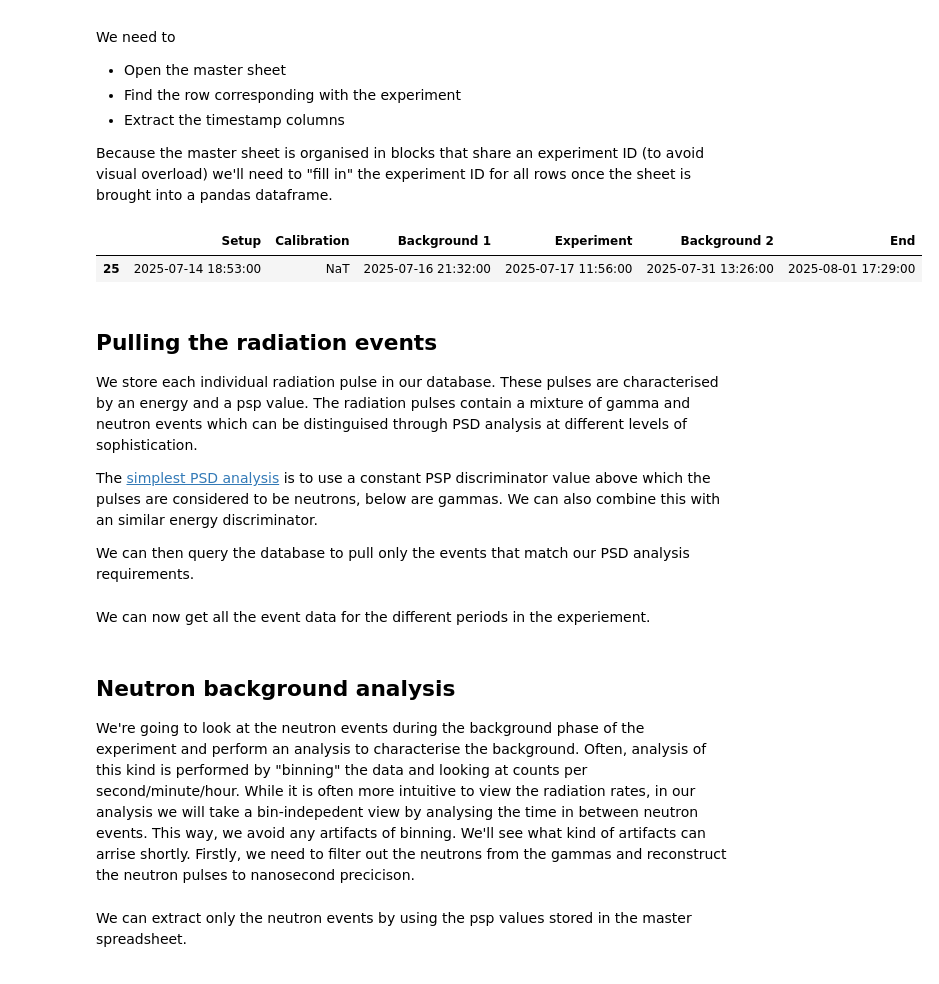
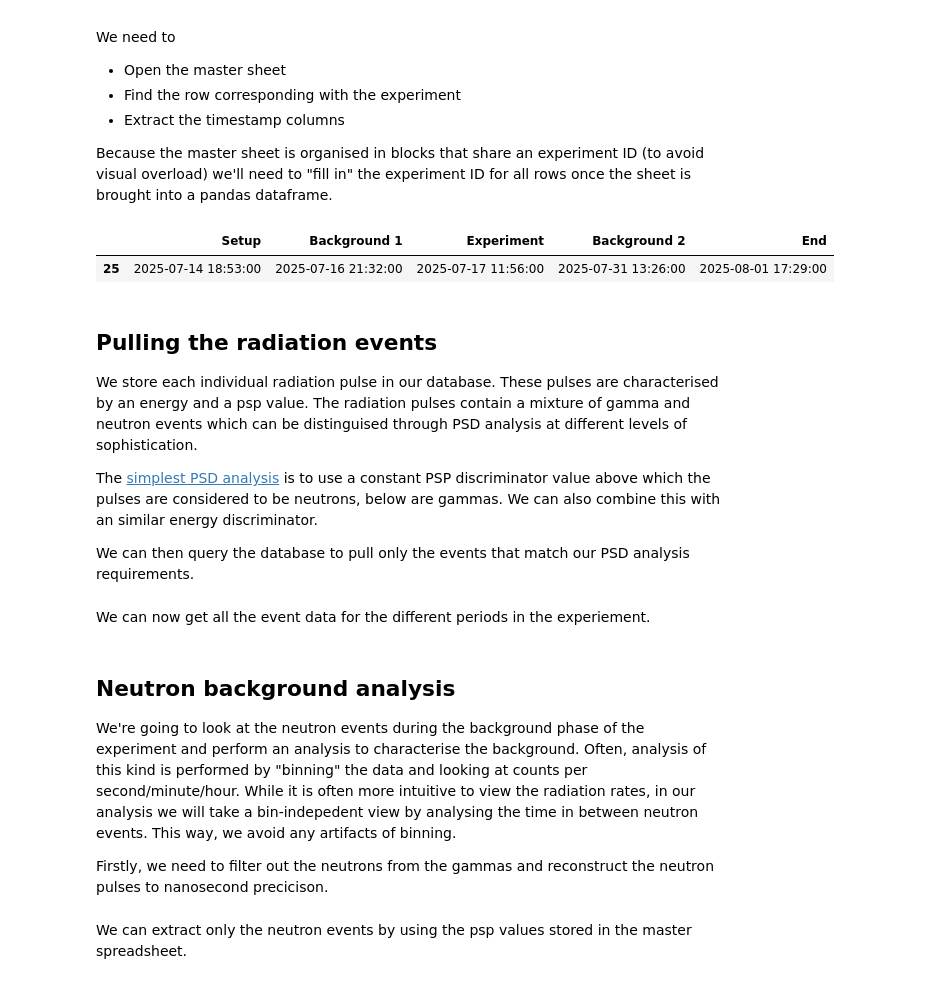
Before and after one commit to project-ida/arpa-e-experiments, a Jupyter notebook: analysis/mastromatteo-03/mastromatteo-03-radiation-pulse-analysis.ipynb, the cells around one changed output. Drawn from its saved outputs; the diff is of its cells as text; code cells hidden in the pictures.

Commit message:
Updates to mastromatteo-03-radiation-pulse-analysis

```diff
--- a/analysis/mastromatteo-03/mastromatteo-03-radiation-pulse-analysis.ipynb
+++ b/analysis/mastromatteo-03/mastromatteo-03-radiation-pulse-analysis.ipynb
@@ -112,37 +118,37 @@ df = fill_experiment_id(df)
 # %%
 # Find the rows where Experiment ID matches
 rows = df[df['Experiment ID'] == experiment_id]
 
 if len(rows) == 0:
   raise ValueError(f"No master sheet entry for 'Experiment ID' = {experiment_id}")
 
 # Exract digitizer for SQL table identification
 digitizer = rows.iloc[0]["Digitizer"]
 
 # Extract the row corresponding to the specified channel number
 row = rows[rows["Digitizer channel number"] == channel_number]
 
 # Extract times
-times = row.iloc[[0]][['Setup', 'Calibration', 'Background 1', 'Experiment', 'Background 2', 'End']]
+times = row.iloc[[0]][['Setup', 'Background 1', 'Experiment', 'Background 2', 'End']]
 times = times.apply(pd.to_datetime)
 
 if len(row) == 0:
   raise ValueError(f"No master sheet entry for 'Experiment ID' = {experiment_id}, 'Digitizer channel number' = {channel_number}")
 
 # Extract the psp neutron/gamma discriminator
 psp = row["psp threshold"].iloc[0]
 
 # Display the extracted times
 times.head()
 # %% [output]
-|  | Setup | Calibration | Background 1 | Experiment | Background 2 | End |
-| 25 | 2025-07-14 18:53:00 | NaT | 2025-07-16 21:32:00 | 2025-07-17 11:56:00 | 2025-07-31 13:26:00 | 2025-08-01 17:29:00 |
+|  | Setup | Background 1 | Experiment | Background 2 | End |
+| 25 | 2025-07-14 18:53:00 | 2025-07-16 21:32:00 | 2025-07-17 11:56:00 | 2025-07-31 13:26:00 | 2025-08-01 17:29:00 |
 # %% [markdown]
 ## Pulling the radiation events
 
 We store each individual radiation pulse in our database. These pulses are characterised by an energy and a psp value. The radiation pulses contain a mixture of gamma and neutron events which can be distinguised through PSD analysis at different levels of sophistication.
 
-The [simplest PSD analysis](https://github.com/project-ida/arpa-e-experiments/blob/main/tutorials/PSD_Analysis.ipynb) is to use a constant PSP discriminator value above which the pulses are considered to be neutrons, below are gammas. We can also combine this with an similar energy discriminator.
+The [simplest PSD analysis](https://github.com/project-ida/arpa-e-experiments/blob/main/analysis/mastromatteo-03/mastromatteo-03-PSD-analysis.ipynb) is to use a constant PSP discriminator value above which the pulses are considered to be neutrons, below are gammas. We can also combine this with an similar energy discriminator.
 
 We can then query the database to pull only the events that match our PSD analysis requirements.
 # %%
@@ -183,7 +189,9 @@ def get_all_event_data(times, psp=">0", energy=">0"):
 # %% [markdown]
 ## Neutron background analysis
 
-We're going to look at the neutron events during the background phase of the experiment and perform an analysis to characterise the background. Often, analysis of this kind is performed by "binning" the data and looking at counts per second/minute/hour. While it is often more intuitive to view the radiation rates, in our analysis we will take a bin-indepedent view by analysing the time in between neutron events. This way, we avoid any artifacts of binning. We'll see what kind of artifacts can arrise shortly. Firstly, we need to filter out the neutrons from the gammas and reconstruct the neutron pulses to nanosecond precicison.
+We're going to look at the neutron events during the background phase of the experiment and perform an analysis to characterise the background. Often, analysis of this kind is performed by "binning" the data and looking at counts per second/minute/hour. While it is often more intuitive to view the radiation rates, in our analysis we will take a bin-indepedent view by analysing the time in between neutron events. This way, we avoid any artifacts of binning.
+
+Firstly, we need to filter out the neutrons from the gammas and reconstruct the neutron pulses to nanosecond precicison.
 # %% [markdown]
 We can extract only the neutron events by using the psp values stored in the master spreadsheet.
 # %%
```
Also changed, not shown: parts of 15 cells of this notebook.
